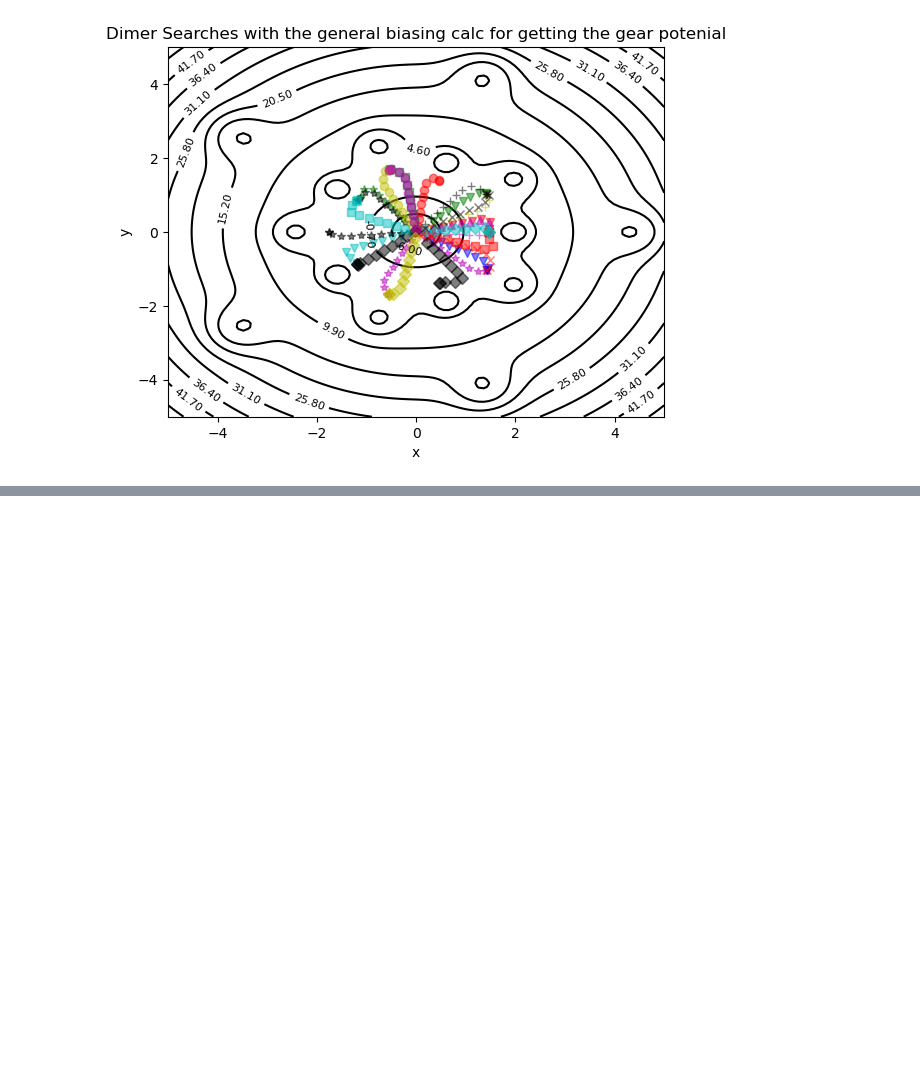
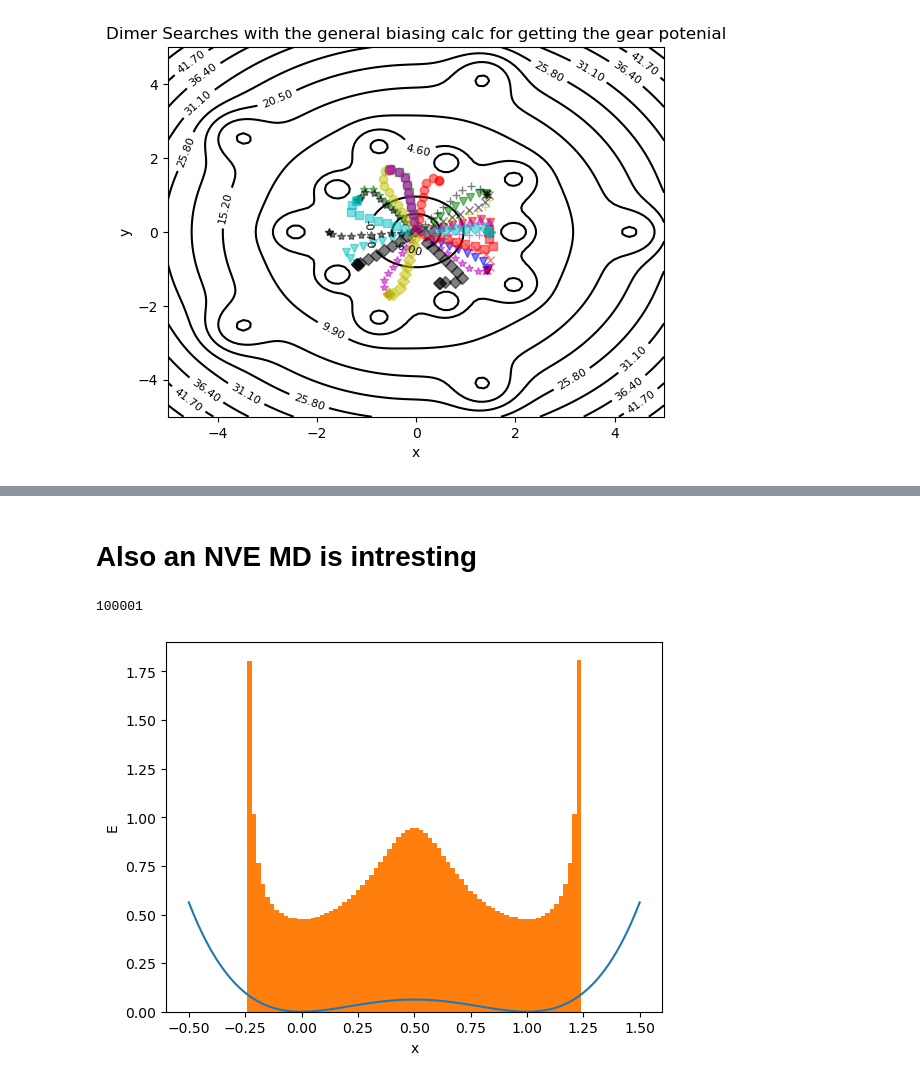
Before and after one commit to Nilsgoe/biASE, a Jupyter notebook: biASE_test.ipynb, the cells around one changed output, grey strips where cells are left out. Drawn from its saved outputs; the diff is of its cells as text; code cells hidden in the pictures; blank space fills up the shorter version.

```diff
--- a/biASE_test.ipynb
+++ b/biASE_test.ipynb
@@ -688,0 +895,55 @@ BFGS:    0 11:04:49      -10.000000        0.0000
+# %% [markdown]
+# Also an NVE MD is intresting
+# %%
+from ase import Atoms
+from ase.md.velocitydistribution import MaxwellBoltzmannDistribution
+from ase import units
+from ase.md import VelocityVerlet
+import numpy as np
+
+# Set up the system
+atoms = Atoms('H',[[0.6,0.0,0.0]])
+jax_calc = General_Bias_Calculator(_cvs,f_cvs_1D)
+atoms.calc = jax_calc
+
+# Set the initial velocities using a Maxwell-Boltzmann distribution
+MaxwellBoltzmannDistribution(atoms, temperature_K=1000)
+
+# Define the integration timestep
+timestep = .5*units.fs
+
+# Define the number of steps to run the simulation
+N_steps = int(1e5)
+
+# Set up the integrator
+dyn = VelocityVerlet(atoms, timestep,trajectory='md.traj')
+dyn.run(N_steps)
+
+
+# Define an array to store the temperature at each step
+temperatures = np.zeros(N_steps+1)
+# Define an array to store the energy at each step
+energy = np.zeros(N_steps+1)
+kin = np.zeros(N_steps+1)
+pot = np.zeros(N_steps+1)
+traj = read('md.traj@::1')
+print(len(traj))
+
+#print(traj)
+#print()
+x = []
+#y = np.zeros(N_steps+1)
+#z = np.zeros(N_steps+1)
+
+for i,snap in enumerate(traj):
+    xyz = snap.get_positions()
+    x.append(xyz[0][0])
+    # Record the temperature at this step
+    temperatures[i] = snap.get_temperature()
+    #pot[i] = snap.get_potential_energy()
+    #kin[i] = snap.get_kinetic_energy()
+    energy[i] =snap.get_total_energy()
+plot_1d_bias(f_cvs_1D,trajectory=[x],rangeCV1=[-0.5,1.5])
+# %% [output]
+100001
+[figure, added]
```
Also changed, not shown: parts of 30 cells of this notebook.
